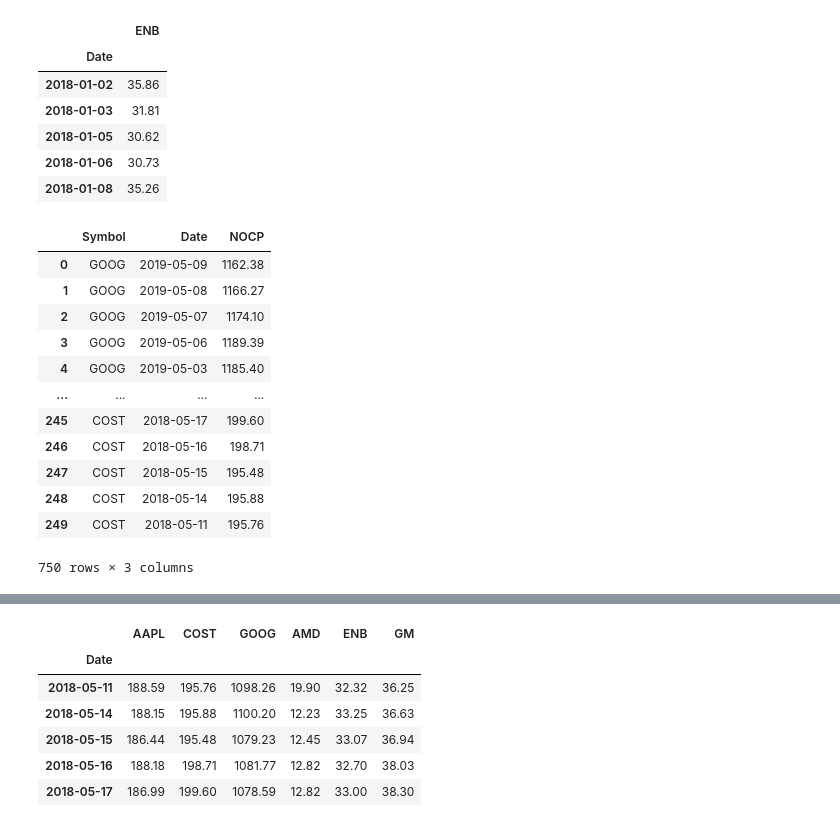
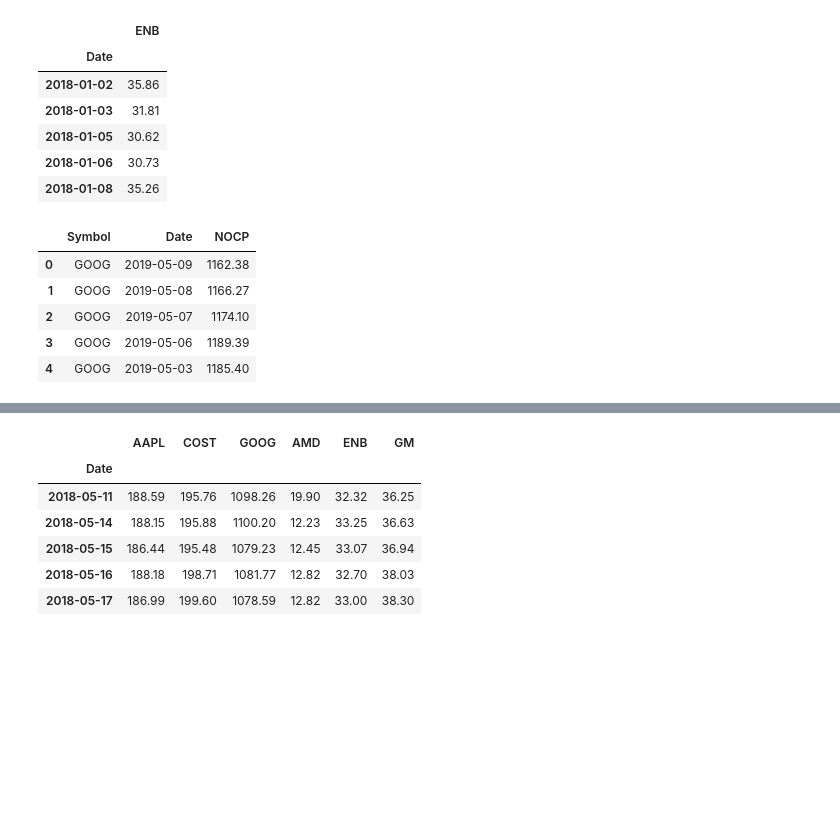
Before and after one commit to veldurai1985/Python_Assignment_3, a Jupyter notebook: whale_analysis.ipynb, the cells around one changed output, grey strips where cells are left out. Saved outputs shown, nothing was run; the diff lists cells and outputs as text; code cells hidden in the pictures; blank space fills up the shorter version.

```diff
--- a/whale_analysis.ipynb
+++ b/whale_analysis.ipynb
@@ -510,28 +510,21 @@ enb_df.head()
 # %%
 # Concatenate all stocks into a single DataFrame
 custom_df = pd.concat([goog_df,aapl_df,cost_df], axis = 'rows', join = 'inner')
 
 # Standardize the date format
 custom_df['Trade DATE'] = pd.to_datetime(custom_df['Trade DATE'], errors='coerce')
 custom_df['Trade DATE'] = custom_df['Trade DATE'].dt.strftime('%Y-%m-%d')
 
 # Assign the column names for the dataframe
 custom_df.columns = ['Symbol','Date','NOCP']
-custom_df
+custom_df.head()
 # %% [output]
 |  | Symbol | Date | NOCP |
 | 0 | GOOG | 2019-05-09 | 1162.38 |
 | 1 | GOOG | 2019-05-08 | 1166.27 |
 | 2 | GOOG | 2019-05-07 | 1174.10 |
 | 3 | GOOG | 2019-05-06 | 1189.39 |
 | 4 | GOOG | 2019-05-03 | 1185.40 |
-| ... | ... | ... | ... |
-| 245 | COST | 2018-05-17 | 199.60 |
-| 246 | COST | 2018-05-16 | 198.71 |
-| 247 | COST | 2018-05-15 | 195.48 |
-| 248 | COST | 2018-05-14 | 195.88 |
-| 249 | COST | 2018-05-11 | 195.76 |
-750 rows × 3 columns
 # %%
 # Reset the index
 custom_df = custom_df.set_index('Date')
```
Also changed, not shown: parts of 10 cells of this notebook, 1 other file.
